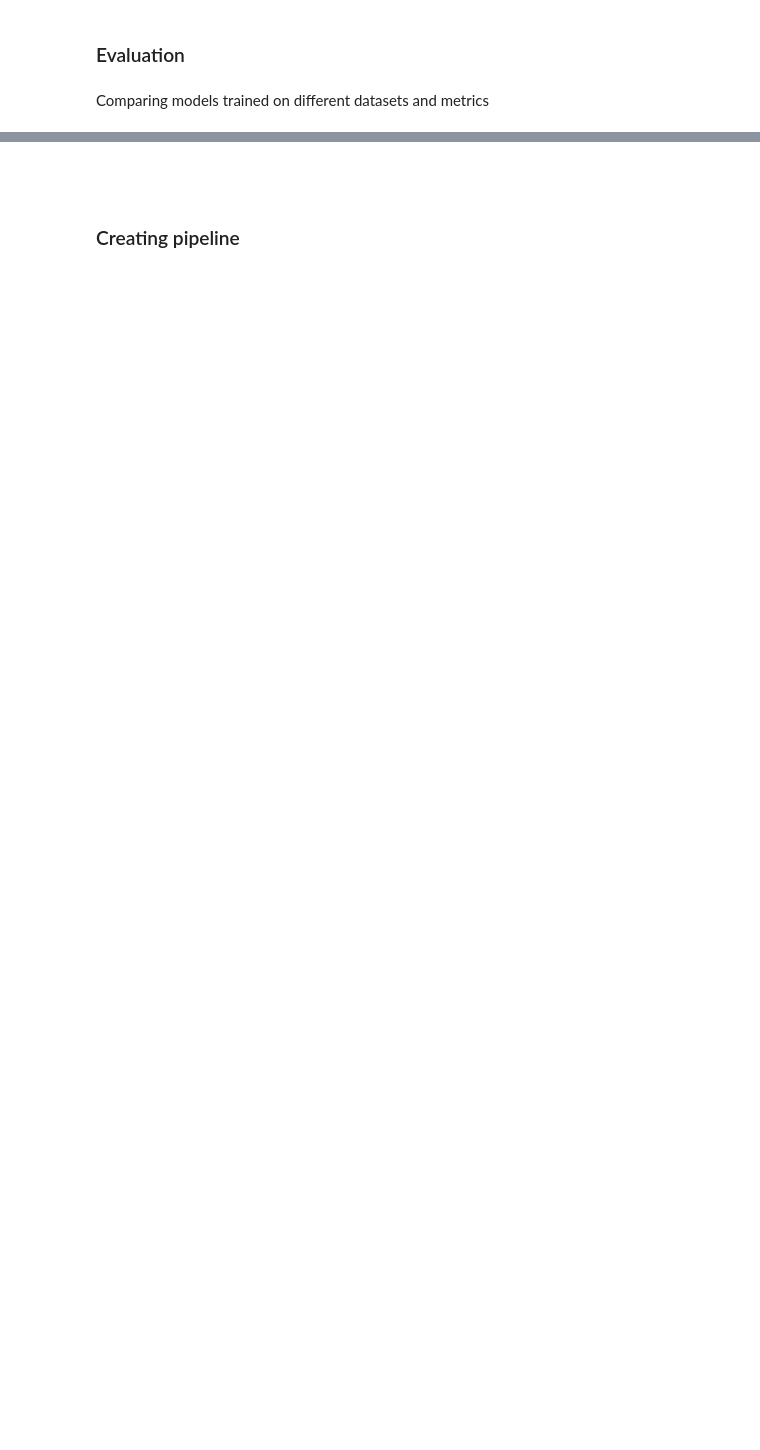
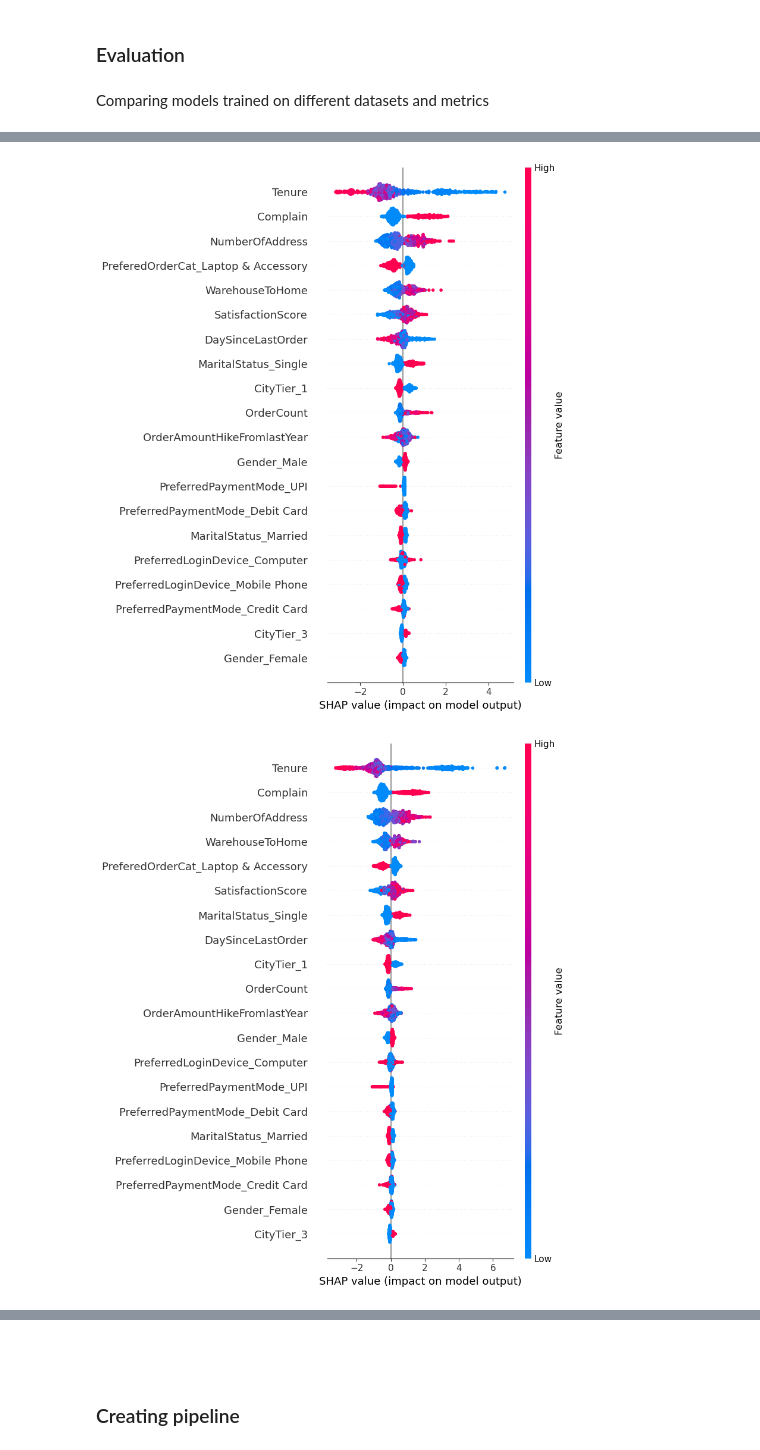
Before and after one commit to adamxht/ecommerce-know-your-customer, a Jupyter notebook: notebooks/Train.ipynb, the cells around one changed output, grey strips where cells are left out. Drawn from its saved outputs; the diff is of its cells as text; code cells hidden in the pictures; blank space fills up the shorter version.

```diff
--- a/notebooks/Train.ipynb
+++ b/notebooks/Train.ipynb
@@ -500,17 +493,17 @@ Training 4:
 - Metrics: F1
 # %%
 # Run GridSearchCV for each classifier
-old_test_score = 0
+best_classifier_score = 0
 for clf, params in classifiers:
     grid_search = GridSearchCV(clf, params, cv=5, scoring='f1')
     grid_search.fit(X_train_imputed, y_train_imputed)
     best_model = grid_search.best_estimator_
     y_pred = best_model.predict(X_test_imputed)
 
-    test_score = accuracy_score(y_test_imputed, y_pred)
-    if test_score > old_test_score:
+    test_score = f1_score(y_test_imputed, y_pred)
+    if test_score > best_classifier_score:
         best_classifier = grid_search.best_estimator_
-    old_test_score = test_score
+        best_classifier_score = test_score
     print(f"Best parameters for {clf.__class__.__name__}: {grid_search.best_params_}")
     print(f"Best score for {clf.__class__.__name__}: {grid_search.best_score_}")
     print(f"Test score for {clf.__class__.__name__}: {test_score}")
@@ -587,0 +633,3 @@ f1_score(predictions, y_test_dropped)
+# %%
+# Declare best model
+best_model = best_models[2] # 3rd and 4th models are the same
@@ -587,0 +639,18 @@ f1_score(predictions, y_test_dropped)
+# %%
+# Explain model predictions using SHAP
+explainer1 = shap.TreeExplainer(best_model)
+shap_values1 = explainer1.shap_values(X_test_dropped)
+
+explainer2 = shap.TreeExplainer(model)
+shap_values2 = explainer2.shap_values(X_test_imputed)
+
+# Create SHAP summary plots
+# Dropped
+shap.summary_plot(shap_values1, X_test_dropped, plot_type="dot", title="Some")
+# Imputed
+shap.summary_plot(shap_values2, X_test_imputed, plot_type="dot")
+
+plt.show()
+# %% [output]
+[figure, added]
+[figure, added]
```
Also changed, not shown: parts of 30 cells of this notebook.
